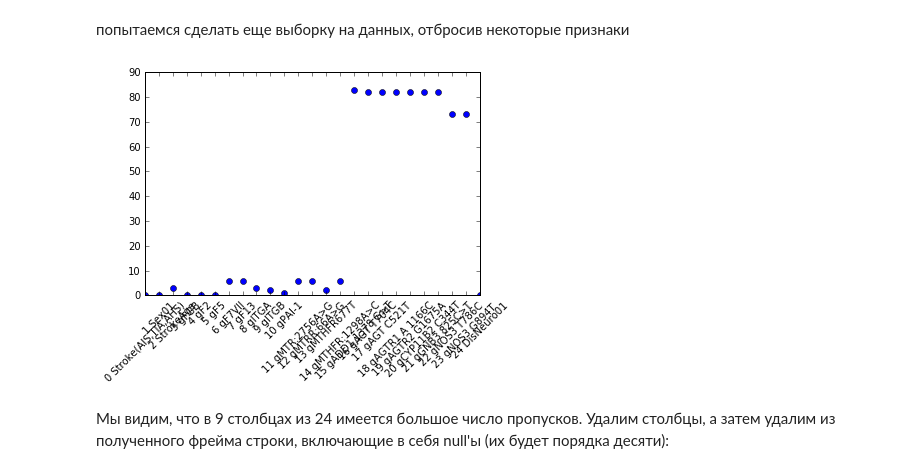
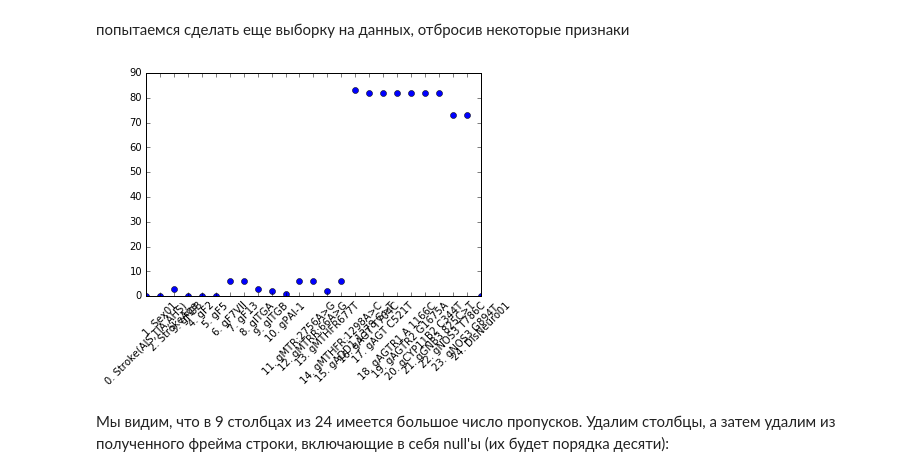
Before and after one commit to coffman21/d, a Jupyter notebook: d.ipynb, the cells around one changed output. Saved outputs shown, nothing was run; the diff lists cells and outputs as text; code cells hidden in the pictures.

```diff
--- a/d.ipynb
+++ b/d.ipynb
@@ -38,21 +26,19 @@ Y_dropped = data.dropna().ix[:, -1]
 # %%
 nulls = data.isnull().sum()
 keys = nulls.keys()
 values = nulls.values
-words = [str(i)+" "+k.decode('utf-8').encode('ascii', 'ignore') for i, k in enumerate(nulls.keys())]
+words = [str(i)+". "+k.decode('utf-8').encode('ascii', 'ignore') for i, k in enumerate(nulls.keys())]
 
 ind = np.arange(len(keys))
-rects = ax.bar(ind, nulls.values)
-
 ax = plt.figure().add_subplot(111)
 ax.set_xticks(ind)
 ax.plot(values, 'o')
 xtickNames = ax.set_xticklabels(words)
 plt.setp(xtickNames, rotation=45, fontsize=10)
 
 plt.show()
 # %% [output]
-[figure, old version]
+[figure, new version]
 # %% [markdown]
 Мы видим, что в 9 столбцах из 24 имеется большое число пропусков. Удалим столбцы, а затем удалим из полученного фрейма строки, включающие в себя null'ы (их будет порядка десяти):
 # %%
```
Also changed, not shown: parts of 31 cells of this notebook.
